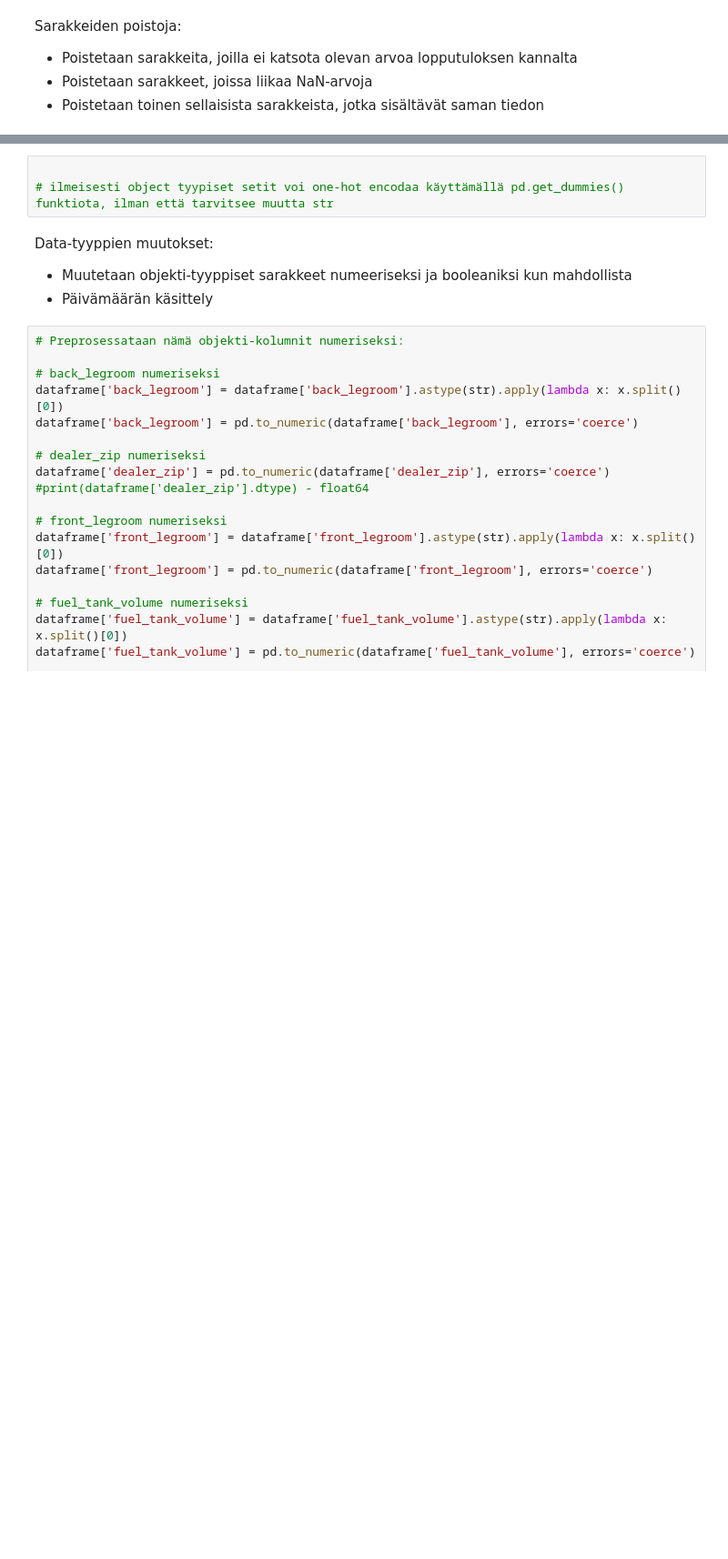
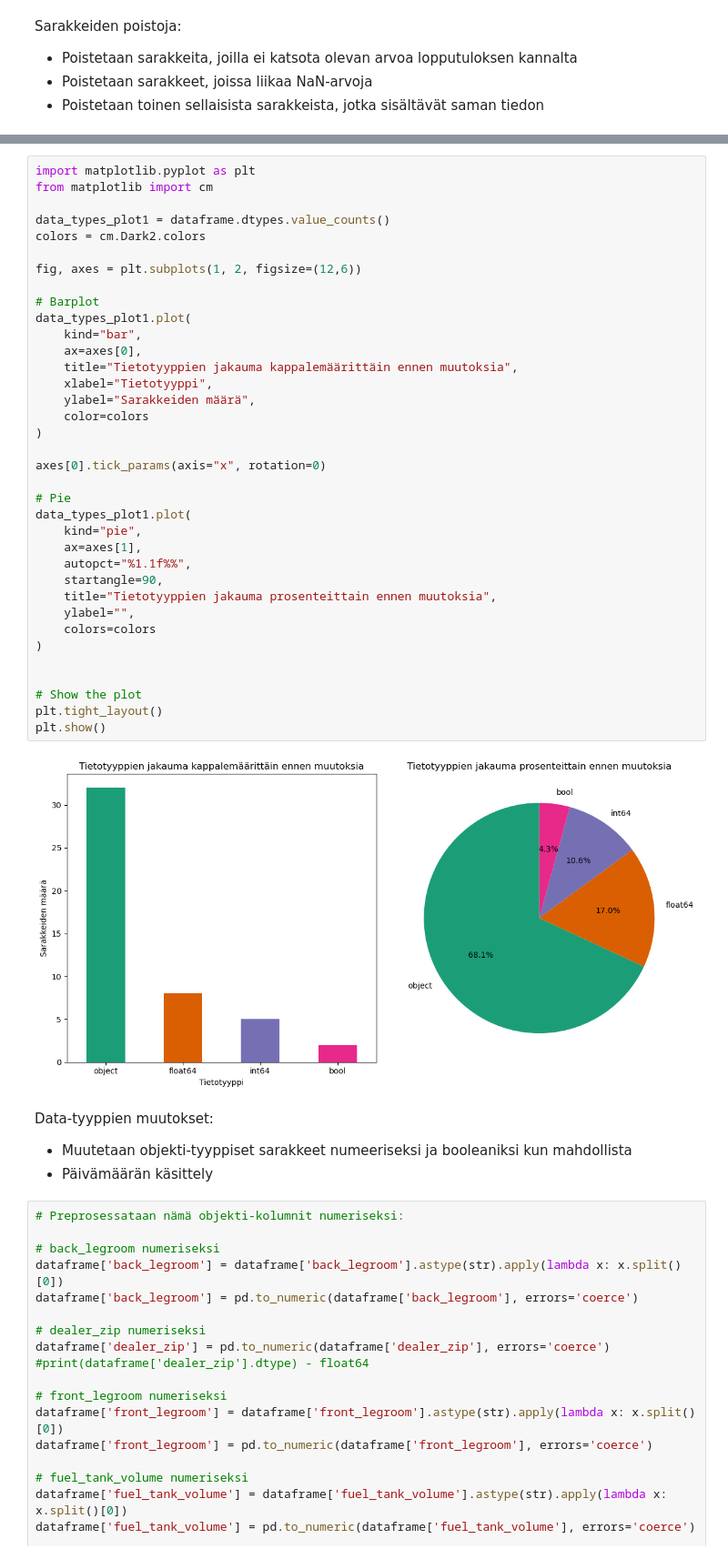
Before and after one commit to JermuSo/aida_project_group1, a Jupyter notebook: docs/Phase 3/phase_3_results.ipynb, the cells around one changed output, grey strips where cells are left out. Shown at 91% size. Saved outputs shown, nothing was run; the diff lists cells and outputs as text; blank space fills up the shorter version.

```diff
--- a/docs/Phase 3/phase_3_results.ipynb
+++ b/docs/Phase 3/phase_3_results.ipynb
@@ -106,9 +109,44 @@ memory usage: 1.0+ GB
 | 3 | 37.6 in | SUV / Crossover | San Juan | NaN | 196 | 922 | 3000.0 | ... |
 | 4 | 38.1 in | SUV / Crossover | San Juan | NaN | 137 | 922 | 2000.0 | ... |
 5 rows × 47 columns
-# %%
-
-# ilmeisesti object tyypiset setit voi one-hot encodaa käyttämällä pd.get_dummies() funktiota, ilman että tarvitsee muutta str
+# %%
+import matplotlib.pyplot as plt
+from matplotlib import cm
+
+data_types_plot1 = dataframe.dtypes.value_counts()
+colors = cm.Dark2.colors
+
+fig, axes = plt.subplots(1, 2, figsize=(12,6))
+
+# Barplot
+data_types_plot1.plot(
+    kind="bar",
+    ax=axes[0],
+    title="Tietotyyppien jakauma kappalemäärittäin ennen muutoksia",
+    xlabel="Tietotyyppi",
+    ylabel="Sarakkeiden määrä",
+    color=colors
+)
+
+axes[0].tick_params(axis="x", rotation=0)
+
+# Pie
+data_types_plot1.plot(
+    kind="pie",
+    ax=axes[1],
+    autopct="%1.1f%%",
+    startangle=90,
+    title="Tietotyyppien jakauma prosenteittain ennen muutoksia",
+    ylabel="",
+    colors=colors
+)
+
+
+# Show the plot
+plt.tight_layout()
+plt.show()
+# %% [output]
+[figure, added]
 # %% [markdown]
 Data-tyyppien muutokset:
 
```
Also changed, not shown: parts of 43 cells of this notebook.
